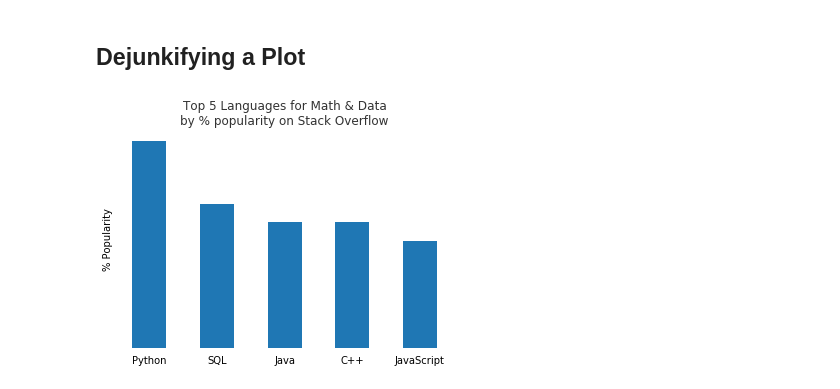
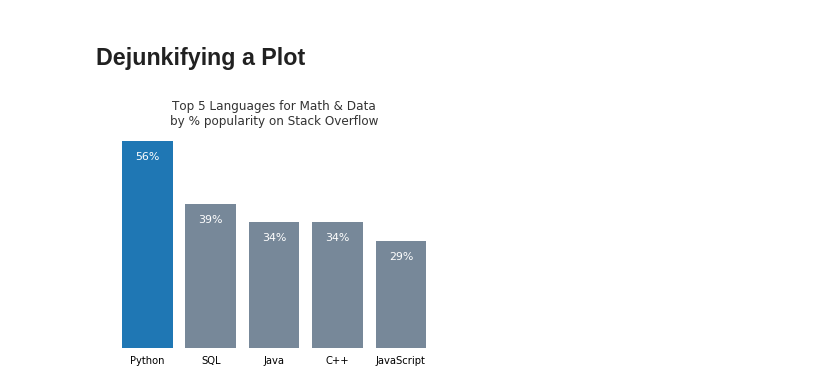
Before and after one commit to xyjsdo/DataScience, a Jupyter notebook: Course2/Week2.ipynb, the cells around one changed output. Cells and saved outputs as stored; diff of their text form; code cells hidden in the pictures.

```diff
--- a/Course2/Week2.ipynb
+++ b/Course2/Week2.ipynb
@@ -410,18 +410,27 @@ plt.barh(xvals, exponential_data, height = 0.3, left=linear_data, color='r')
 # %%
 import matplotlib.pyplot as plt
 import numpy as np
 plt.figure()
 xvals = ['Python','SQL', 'Java', 'C++', 'JavaScript']
 # position = np.arange(len(xvals))
 yvals = [56, 39, 34, 34, 29]
 plt.bar(xvals,yvals,width=0.5)
-plt.ylabel('% Popularity')
+#plt.ylabel('% Popularity')
 plt.title('Top 5 Languages for Math & Data\nby % popularity on Stack Overflow', alpha=0.8)
+bars = plt.bar(xvals, yvals, align='center', linewidth=0, color='lightslategrey')
+bars[0].set_color('#1F77B4')
+
 plt.tick_params(top=False, bottom=False, left=False, right=False, labelleft=False, labelbottom=True)
 ax = plt.gca()
 ax.spines['right'].set_color('none')
 ax.spines['top'].set_color('none')
 ax.spines['left'].set_color('none')
 ax.spines['bottom'].set_color('none')
+for bar in bars:
+    plt.gca().text(bar.get_x() + bar.get_width()/2, bar.get_height() - 5, str(int(bar.get_height())) + '%',
+                 ha='center', color='w', fontsize=11)
+
+
+plt.show()
 # %% [output]
-[figure, old version]
+[figure, new version]
```
Also changed, not shown: 1 other file.
